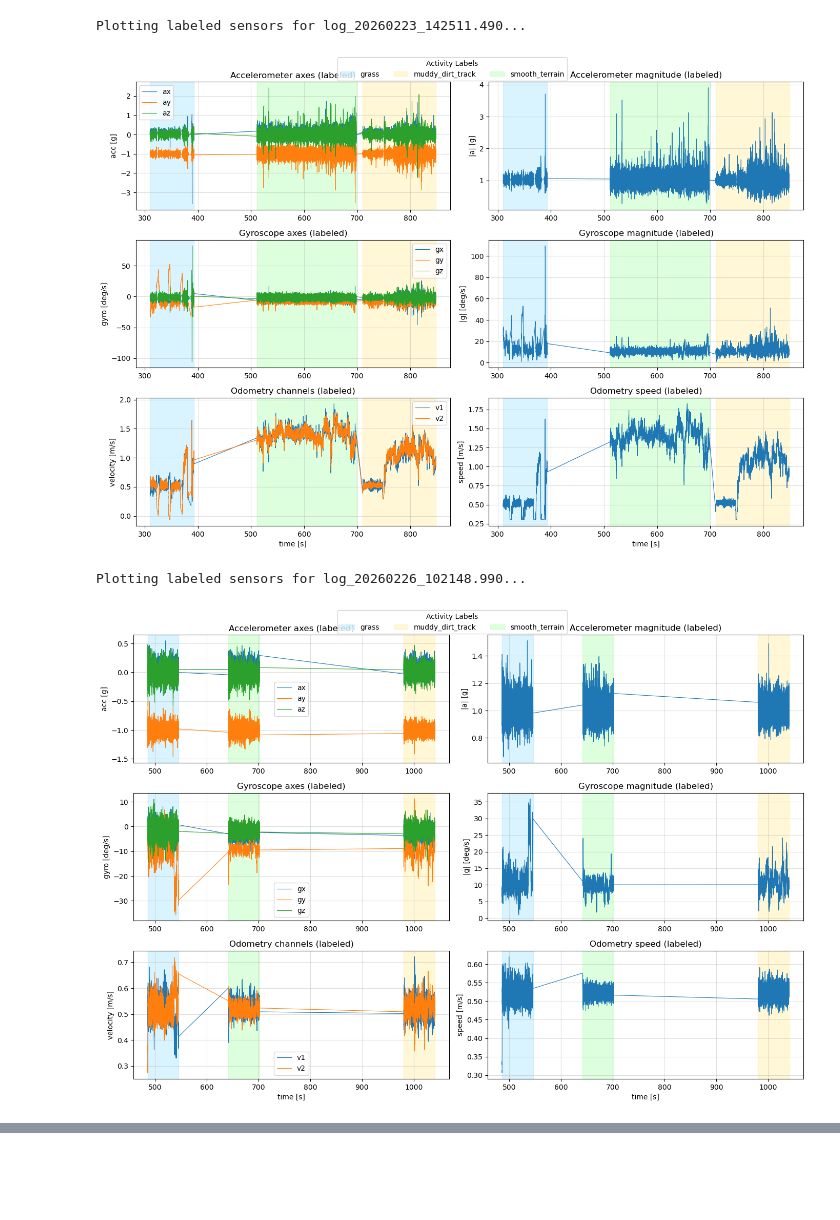
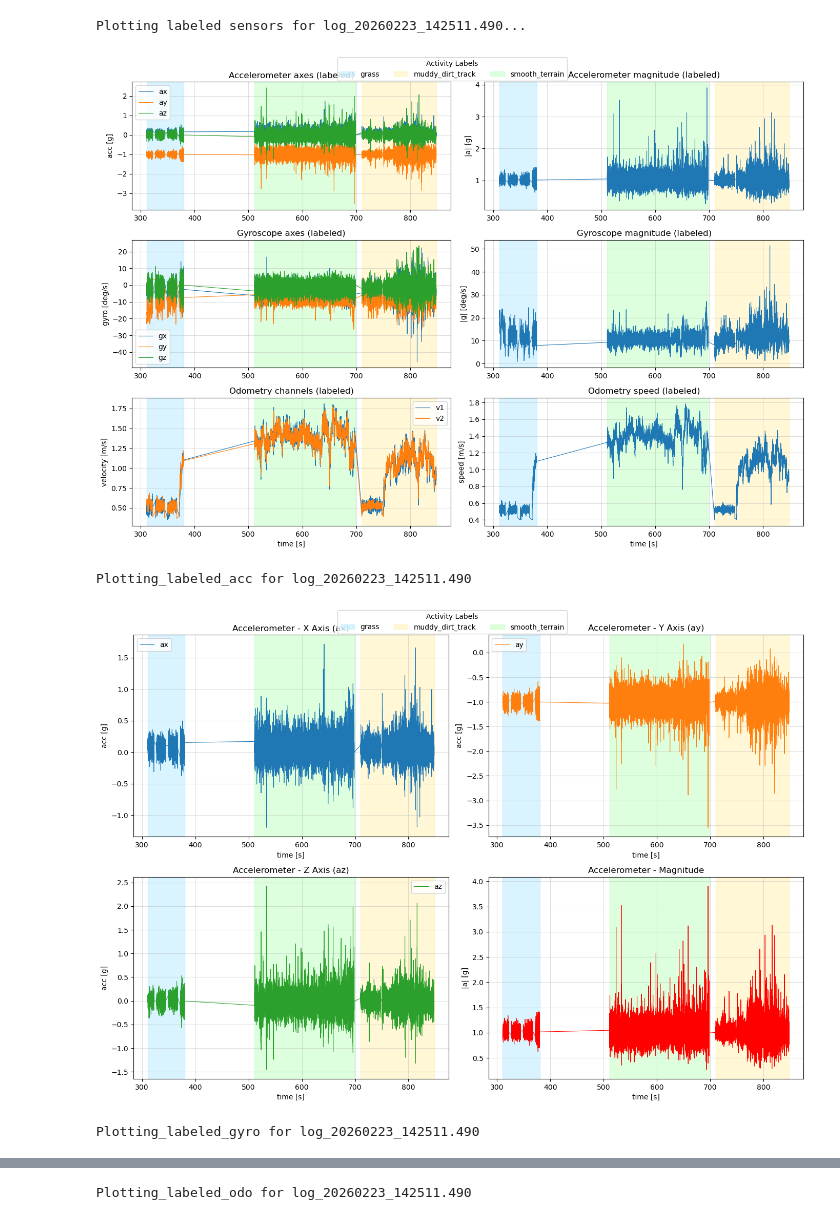
Before and after one commit to Pratyush2012/BSC_Thesis_intrinsic_sensor_analysis, a Jupyter notebook: notebooks/04_cleaning.ipynb, the cells around one changed output, grey strips where cells are left out. Saved outputs shown, nothing was run; the diff lists cells and outputs as text; code cells hidden in the pictures; blank space fills up the shorter version.

```diff
--- a/notebooks/04_cleaning.ipynb
+++ b/notebooks/04_cleaning.ipynb
@@ -45,8 +51,12 @@ Run IDs:
   - log_20260226_102148.990: 219335 samples
 # %%
 # Removing unlabeled samples
-labeled_df = labeled_df.dropna(subset=['label'])
-print(f"\nAfter removing unlabeled samples:")
+n_before_unlabeled_drop = len(labeled_df)
+labeled_df = labeled_df.dropna(subset=['label']).copy()
+n_removed_unlabeled = n_before_unlabeled_drop - len(labeled_df)
+
+print(f"\nRemoved unlabeled samples: {n_removed_unlabeled}")
+print(f"Samples after unlabeled removal: {len(labeled_df)}")
 print(f"Shape: {labeled_df.shape}")
 print(f"Unique run_ids: {labeled_df['run_id'].nunique()}")
 for run_id in sorted(labeled_df['run_id'].unique()):
@@ -60,8 +71,7 @@ Unique run_ids: 2
   - log_20260226_102148.990: 18000 samples
 # %%
 # Adding derived odometry columns before low-velocity filtering
-#TODO: Find out the wheel distance of the robot
-W = 0.5  # wheel distance in meters (set this, e.g., 0.35)
+W = 0.67  # wheel distance in meters (inner to inner distance is 65 cm, outer to outer distance is 69 cm)
 
 if W is None or W <= 0:
     raise ValueError("Please set W to the wheel distance in meters (W > 0) before running this cell.")
@@ -82,14 +92,25 @@ Added columns: net_speed, yaw_rate
 # %%
-# Removing low-velocity segments (the points where the robot is probably turning or stopping, which can be ambiguous for labeling)
-low_velocity_mask = (labeled_df['net_speed'] < 0.3)
+# Removing low-velocity and turning segments
+low_speed_threshold = 0.4
+turning_threshold = 0.2
+
+low_velocity_mask = labeled_df['net_speed'] < low_speed_threshold
+turning_mask = labeled_df['yaw_rate'].abs() > turning_threshold
+combined_remove_mask = low_velocity_mask | turning_mask
+
+n_total_before = len(labeled_df)
 n_low_velocity = int(low_velocity_mask.sum())
-n_total_before = len(labeled_df)
+n_turning = int(turning_mask.sum())
+n_removed_total = int(combined_remove_mask.sum())
 
-labeled_df = labeled_df.loc[~low_velocity_mask].copy()
+labeled_df = labeled_df.loc[~combined_remove_mask].copy()
 
-print(f"\nRemoved low-velocity samples (v1 < 0.3 or v2 < 0.3): {n_low_velocity}")
+print(f"\nRemoved low-velocity samples (net_speed < {low_speed_threshold} m/s): {n_low_velocity}")
+print(f"Removed turning samples (|yaw_rate| > {turning_threshold} rad/s): {n_turning}")
+print(f"Removed total after combining masks: {n_removed_total}")
 print(f"Samples before: {n_total_before}")
 print(f"Samples after: {len(labeled_df)}")
+print(f"Removed fraction: {n_removed_total / n_total_before:.2%}")
 print(f"Shape: {labeled_df.shape}")
 print(f"Unique run_ids: {labeled_df['run_id'].nunique()}")
 for run_id in sorted(labeled_df['run_id'].unique()):
@@ -106,25 +153,33 @@ Unique run_ids: 2
 # %%
 # Plotting after removing unlabeled samples (per run) not necessary to run every time but as a check
 if labeled_df.empty:
     print("No labeled samples available to plot.")
 else:
     for run_id in sorted(labeled_df['run_id'].unique()):
         run_df = labeled_df[labeled_df['run_id'] == run_id].copy()
 
         acc_labeled = run_df[['t', 't_rel', 'ax', 'ay', 'az', 'label']].copy()
         gyro_labeled = run_df[['t', 't_rel', 'gx', 'gy', 'gz', 'label']].copy()
         odo_labeled = run_df[['t', 't_rel', 'v1', 'v2', 'label']].copy()
 
         print(f"\nPlotting labeled sensors for {run_id}...")
         _ = plot_labeled_sensors(
             acc=acc_labeled,
             gyro=gyro_labeled,
             odo=odo_labeled,
             tcol='t_rel',
             show=True
         )
+
+        print(f"Plotting_labeled_acc for {run_id}")
+        plot_labeled_acc(acc_labeled, tcol='t_rel', show=True)
+        print(f"Plotting_labeled_gyro for {run_id}")
+        plot_labeled_gyro(gyro_labeled, tcol='t_rel', show=True)
+        print(f"Plotting_labeled_odo for {run_id}")
+        plot_labeled_odo(odo_labeled, tcol='t_rel', show=True)
 # %% [output]
 Plotting labeled sensors for log_20260223_142511.490...
-[figure, old version]
+[figure, new version]
-Plotting labeled sensors for log_20260226_102148.990...
+Plotting_labeled_acc for log_20260223_142511.490
-[figure, old version]
+[figure, new version]
+Plotting_labeled_gyro for log_20260223_142511.490
@@ -130,0 +187 @@ Plotting labeled sensors for log_20260226_102148.990...
+Plotting_labeled_odo for log_20260223_142511.490
```
Also changed, not shown: parts of 9 cells of this notebook, 4 other files.
